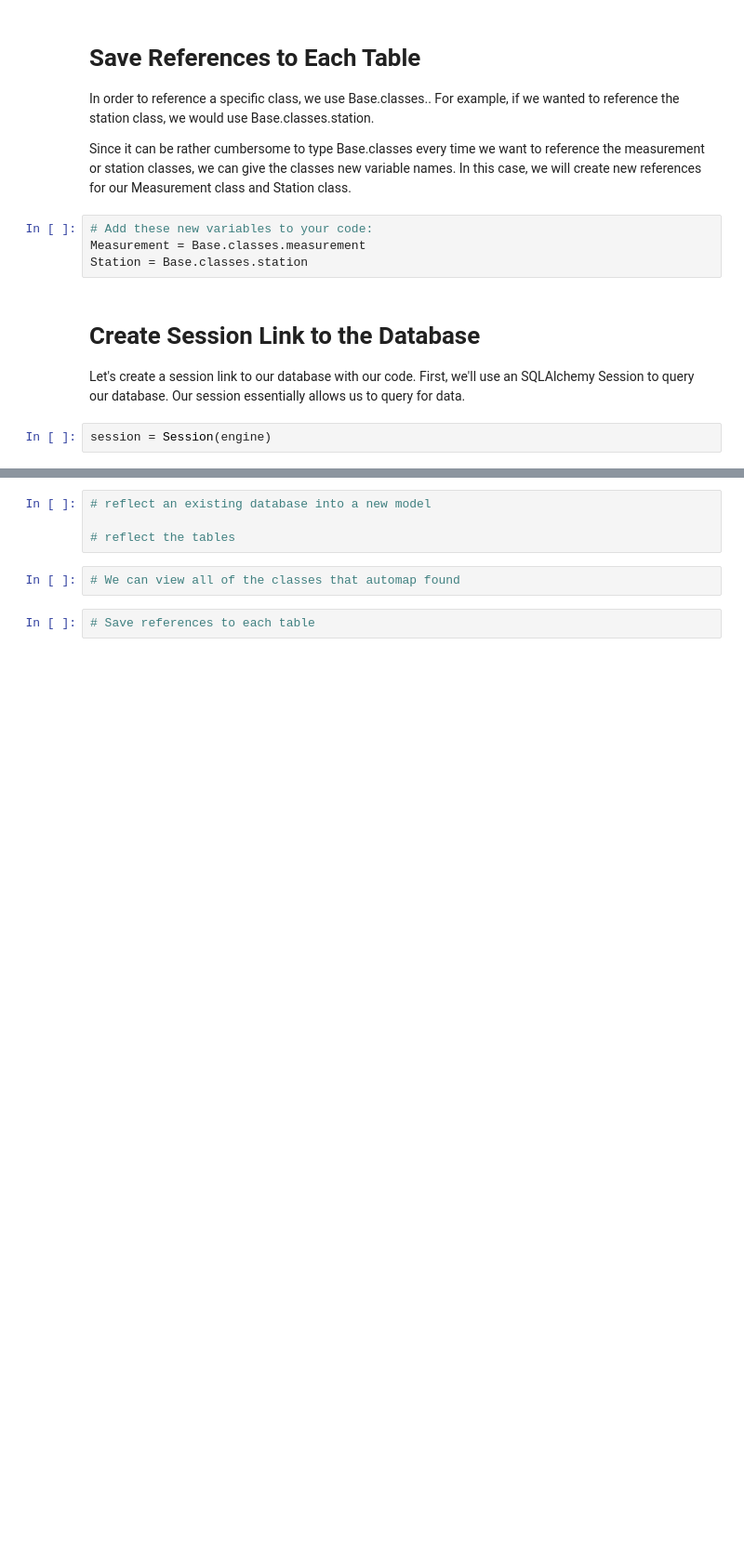
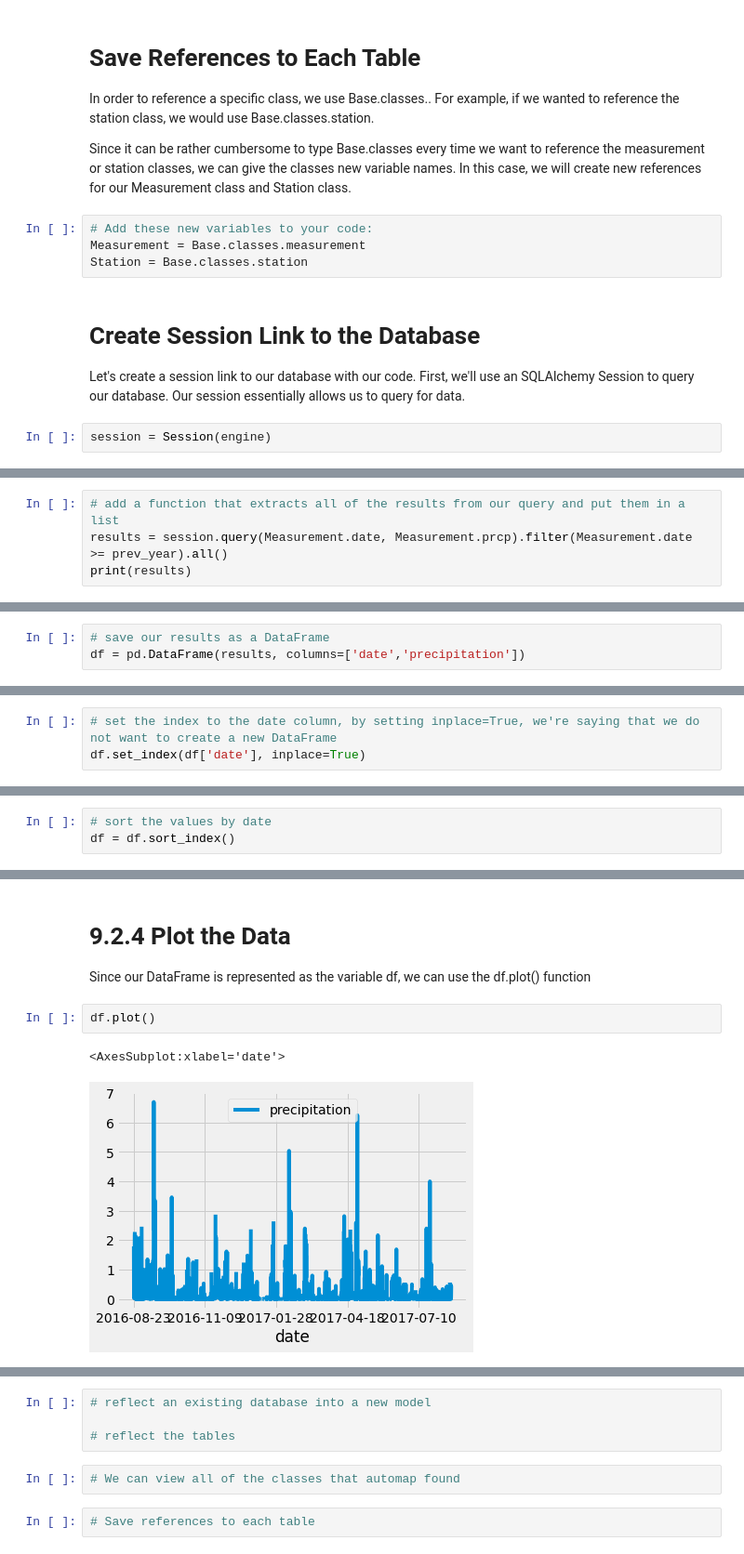
Before and after one commit to LaviJ/surfs_up, a Jupyter notebook: climate_analysis.ipynb, the cells around one changed output, grey strips where cells are left out. Shown at 93% size. Saved outputs shown, nothing was run; the diff lists cells and outputs as text; blank space fills up the shorter version.

```diff
--- a/climate_analysis.ipynb
+++ b/climate_analysis.ipynb
@@ -79,0 +103,4 @@ session = Session(engine)
+# %%
+# add a function that extracts all of the results from our query and put them in a list
+results = session.query(Measurement.date, Measurement.prcp).filter(Measurement.date >= prev_year).all()
+print(results)
@@ -79,0 +112,3 @@ session = Session(engine)
+# %%
+# save our results as a DataFrame
+df = pd.DataFrame(results, columns=['date','precipitation'])
@@ -79,0 +136,3 @@ session = Session(engine)
+# %%
+# set the index to the date column, by setting inplace=True, we're saying that we do not want to create a new DataFrame
+df.set_index(df['date'], inplace=True)
@@ -79,0 +186,3 @@ session = Session(engine)
+# %%
+# sort the values by date
+df = df.sort_index()
@@ -79,0 +209,8 @@ session = Session(engine)
+# %% [markdown]
+# 9.2.4 Plot the Data
+Since our DataFrame is represented as the variable df, we can use the df.plot() function
+# %%
+df.plot()
+# %% [output]
+<AxesSubplot:xlabel='date'>
+[figure, added]
```
Also changed, not shown: parts of 18 cells of this notebook.
